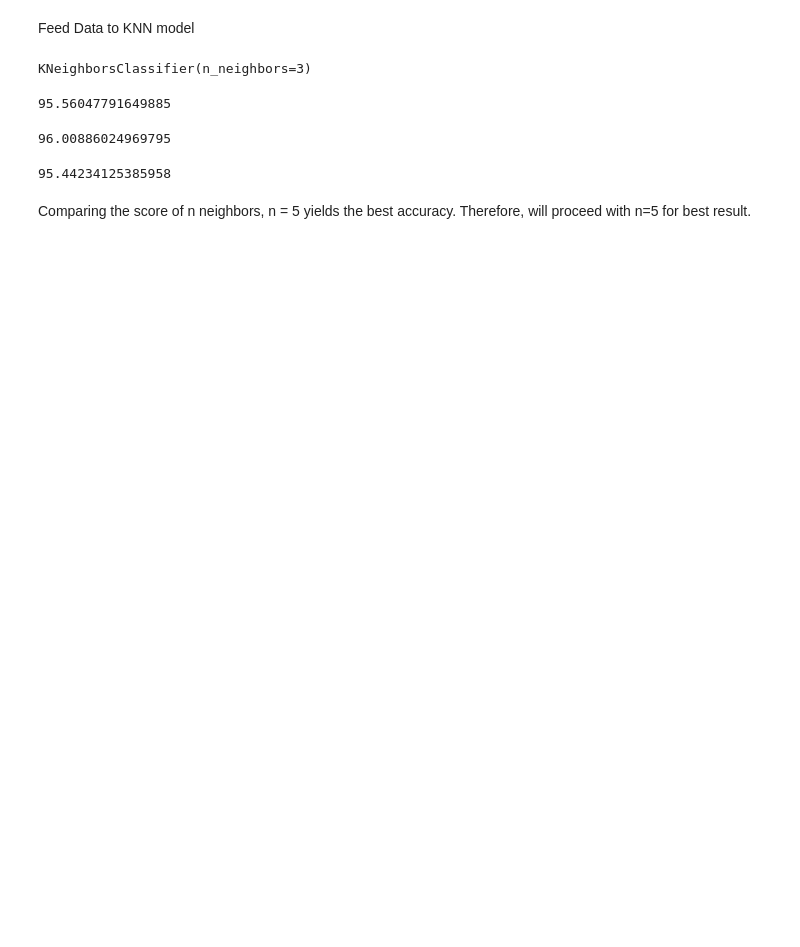
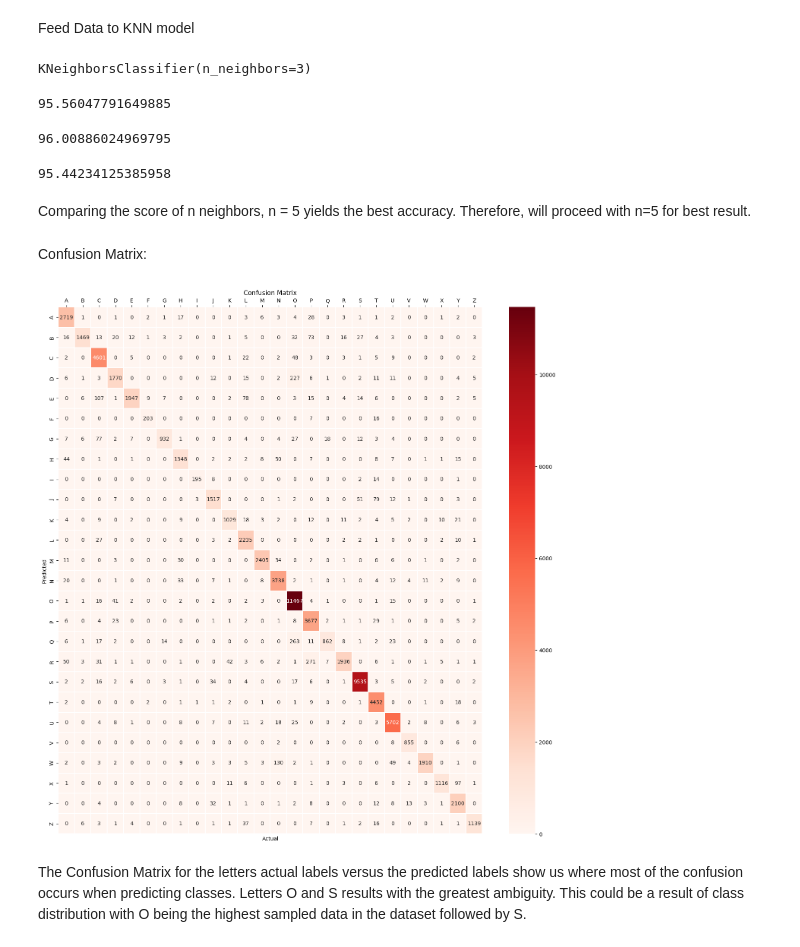
Before and after one commit to ArpithaSrinivas5/CMPE255_DataMinningProject, a Jupyter notebook: Ankita/AJ's_Copy_of_testing_ground.ipynb, the cells around one changed output. Cells and saved outputs as stored; diff of their text form; code cells hidden in the pictures; blank space fills up the shorter version.

Commit message:
confusion matrix for knn

```diff
--- a/Ankita/AJ's_Copy_of_testing_ground.ipynb
+++ b/Ankita/AJ's_Copy_of_testing_ground.ipynb
@@ -229,3 +229,22 @@ print(scores_list)
 import matplotlib.pyplot as plt
 #plot value of K vs. Test Accuracy
 plt.plot(k_val, scores[k])
+# %% [markdown]
+Confusion Matrix:
+# %%
+from sklearn.metrics import confusion_matrix
+import seaborn as sns
+from matplotlib import rcParams
+
+cm= confusion_matrix(y_true=test_label, y_pred=prediction)
+s = sns.heatmap(cm, xticklabels=alphabets,yticklabels=alphabets, annot=True,fmt='g', cmap='Reds', linewidth=0.10)
+s.set(title='Confusion Matrix')
+s.xaxis.tick_top()
+s.set_xlabel('Actual')
+s.set_ylabel('Predicted')
+
+rcParams['figure.figsize']=18,18
+# %% [output]
+[figure, added]
+# %% [markdown]
+The Confusion Matrix for the letters actual labels versus the predicted labels show us where most of the confusion occurs when predicting classes. Letters O and S results with the greatest ambiguity. This could be a result of class distribution with O being the highest sampled data in the dataset followed by S.
```
